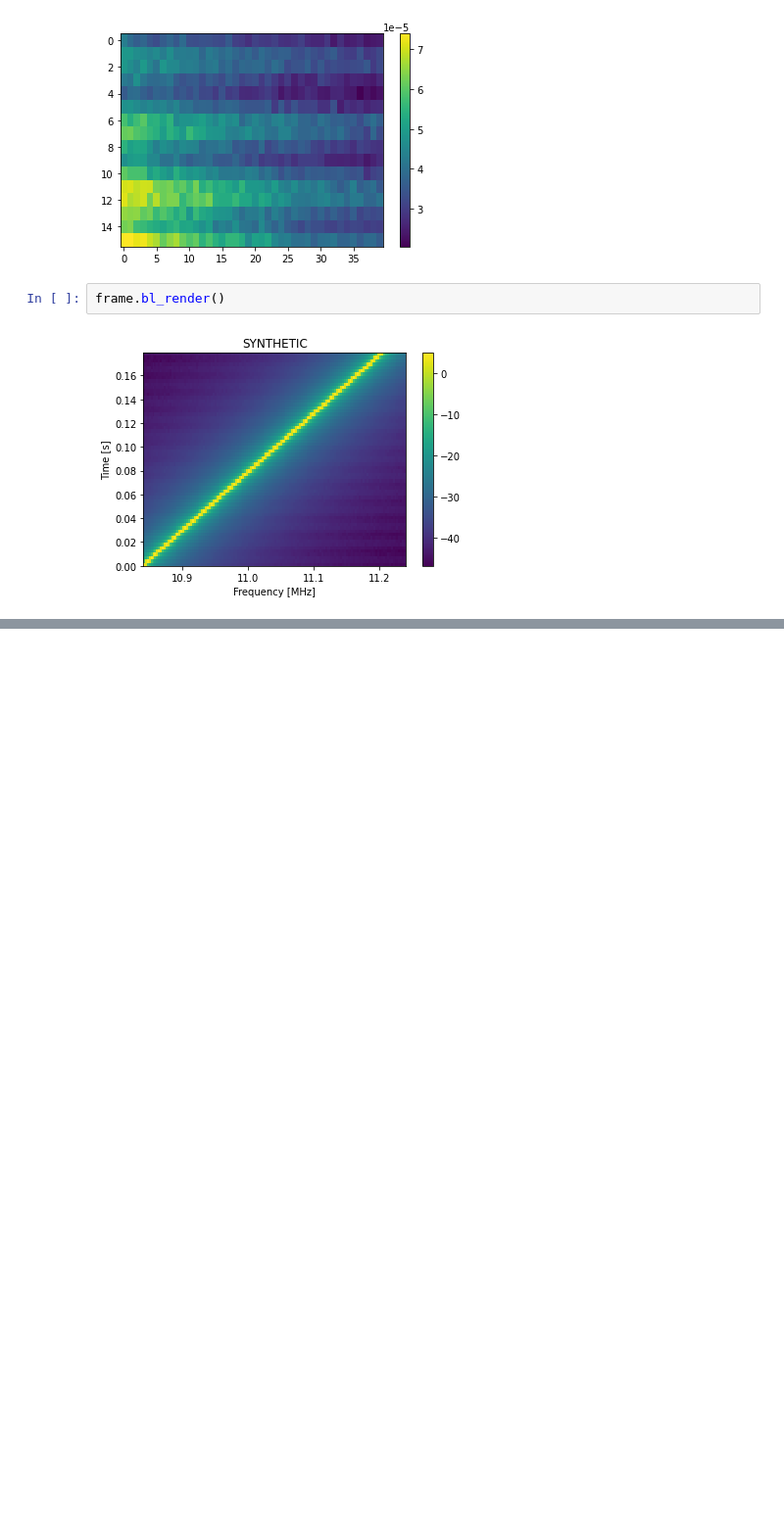
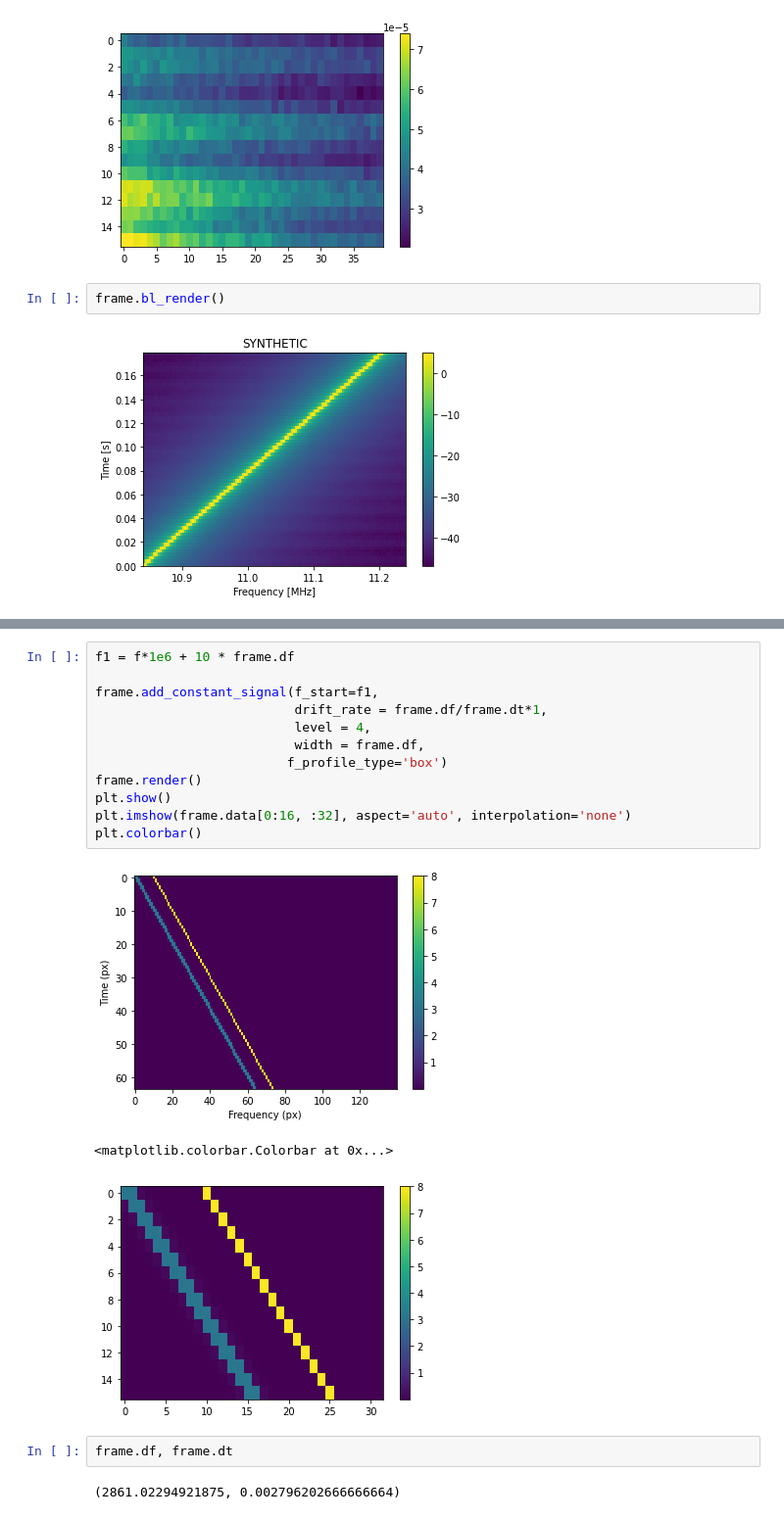
Before and after one commit to bbrzycki/setigen, a Jupyter notebook: jupyter-notebooks/voltage/03_fine_channelization.ipynb, the cells around one changed output, grey strips where cells are left out. Shown at 98% size. Saved outputs shown, nothing was run; the diff lists cells and outputs as text; blank space fills up the shorter version.

```diff
--- a/jupyter-notebooks/voltage/03_fine_channelization.ipynb
+++ b/jupyter-notebooks/voltage/03_fine_channelization.ipynb
@@ -1978,0 +2003,20 @@ chan_bw
+# %%
+f1 = f*1e6 + 10 * frame.df
+
+frame.add_constant_signal(f_start=f1,
+                          drift_rate = frame.df/frame.dt*1,
+                          level = 4,
+                          width = frame.df,
+                         f_profile_type='box')
+frame.render()
+plt.show()
+plt.imshow(frame.data[0:16, :32], aspect='auto', interpolation='none')
+plt.colorbar()
+# %% [output]
+[figure, added]
+<matplotlib.colorbar.Colorbar at 0x...>
+[figure, added]
+# %%
+frame.df, frame.dt
+# %% [output]
+(2861.02294921875, 0.002796202666666664)
```
Also changed, not shown: parts of 27 cells of this notebook, 3 other files.
